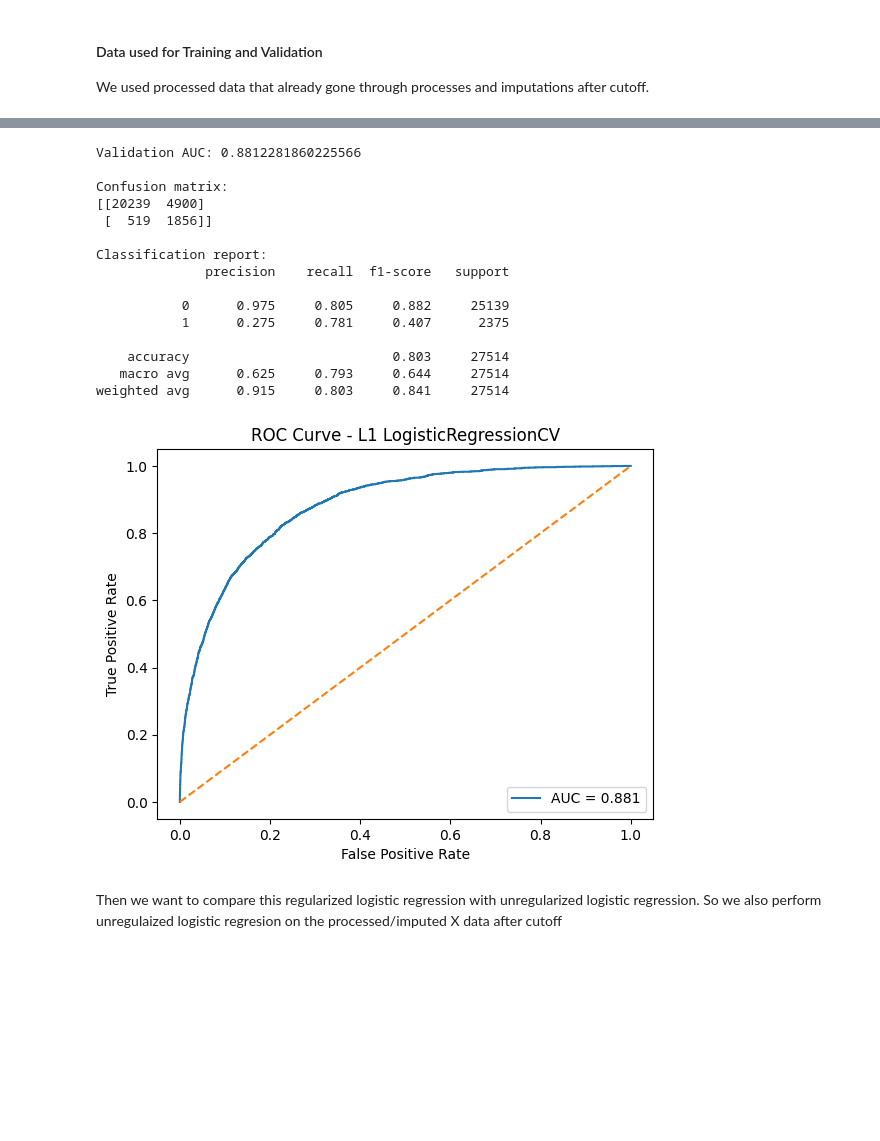
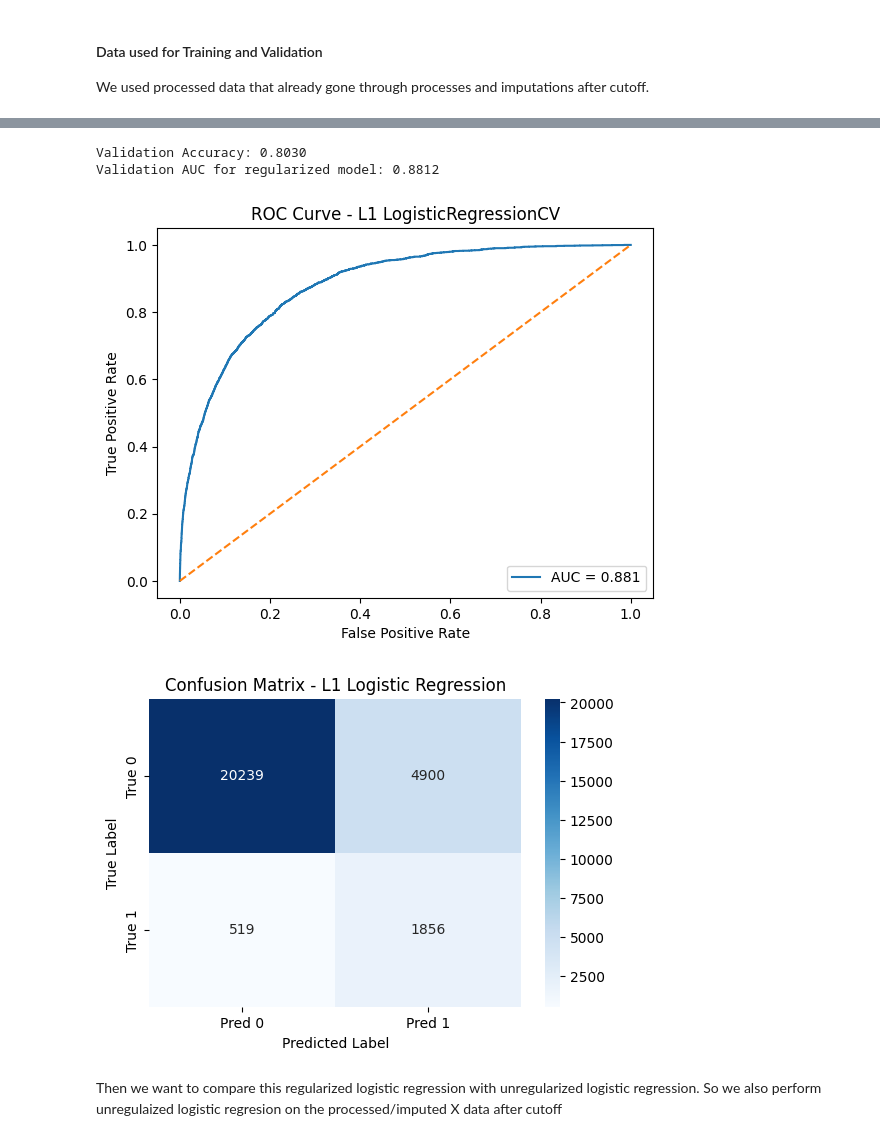
Before and after one commit to cindyrenxy/ac209a-project, a Jupyter notebook: AC209A Project MS3.ipynb, the cells around one changed output, grey strips where cells are left out. Drawn from its saved outputs; the diff is of its cells as text; code cells hidden in the pictures; blank space fills up the shorter version.

Commit message:
Finalized L1 Logistic Regression Model

```diff
--- a/AC209A Project MS3.ipynb
+++ b/AC209A Project MS3.ipynb
@@ -831,40 +848,40 @@ Chosen C: 0.13894954943731375
 # %%
 from sklearn.metrics import roc_auc_score, classification_report, confusion_matrix, roc_curve
 y_val_proba_reg = logreg_l1.predict_proba(X_val)[:, 1]
 y_val_pred_reg  = logreg_l1.predict(X_val)
 
-print("Validation AUC:", roc_auc_score(y_val, y_val_proba_reg))
-print("\nConfusion matrix:")
-print(confusion_matrix(y_val, y_val_pred_reg))
-print("\nClassification report:")
-print(classification_report(y_val, y_val_pred_reg, digits=3))
+#Print accuracy and AUC
+accuracy = accuracy_score(y_val, y_val_pred_reg)
+print(f"Validation Accuracy: {accuracy:.4f}")
+auc_val = roc_auc_score(y_val, y_val_proba_reg)
+print(f"Validation AUC for regularized model: {auc_val:.4f}")
 
+#plot the AUC curve
 fpr, tpr, _ = roc_curve(y_val, y_val_proba_reg)
 auc_score = roc_auc_score(y_val, y_val_proba_reg)
 plt.plot(fpr, tpr, label=f"AUC = {auc_score:.3f}")
 plt.plot([0, 1], [0, 1], linestyle="--")
 plt.xlabel("False Positive Rate")
 plt.ylabel("True Positive Rate")
 plt.title("ROC Curve - L1 LogisticRegressionCV")
 plt.legend(loc="lower right")
 plt.show()
+
+# plot confusion matrix
+cm_reg = confusion_matrix(y_val, y_val_pred_reg)
+plt.figure(figsize=(6,4))
+sns.heatmap(cm_reg, annot=True, cmap="Blues", fmt="d",
+            xticklabels=["Pred 0", "Pred 1"],
+            yticklabels=["True 0", "True 1"])
+plt.xlabel("Predicted Label")
+plt.ylabel("True Label")
+plt.title("Confusion Matrix - L1 Logistic Regression")
+plt.show()
 # %% [output]
-Validation AUC: 0.8812281860225566
-
-Confusion matrix:
-[[20239  4900]
- [  519  1856]]
-
-Classification report:
-              precision    recall  f1-score   support
-
-           0      0.975     0.805     0.882     25139
-           1      0.275     0.781     0.407      2375
-
-    accuracy                          0.803     27514
-   macro avg      0.625     0.793     0.644     27514
-weighted avg      0.915     0.803     0.841     27514
+Validation Accuracy: 0.8030
+Validation AUC for regularized model: 0.8812
 [figure]
+[figure, added]
 # %% [markdown]
 Then we want to compare this regularized logistic regression with unregularized logistic regression. So we also perform unregulaized logistic regresion on the processed/imputed X data after cutoff
 # %%
```
Also changed, not shown: parts of 6 cells of this notebook.
